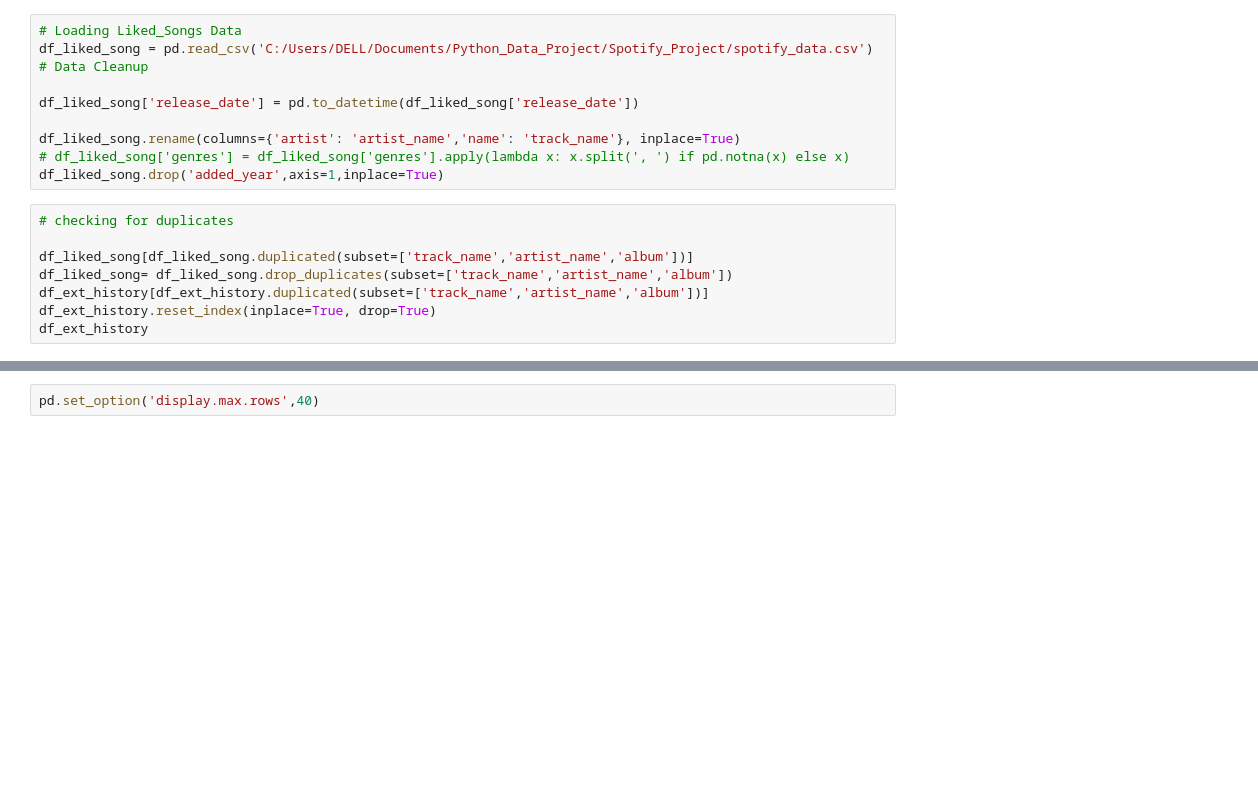
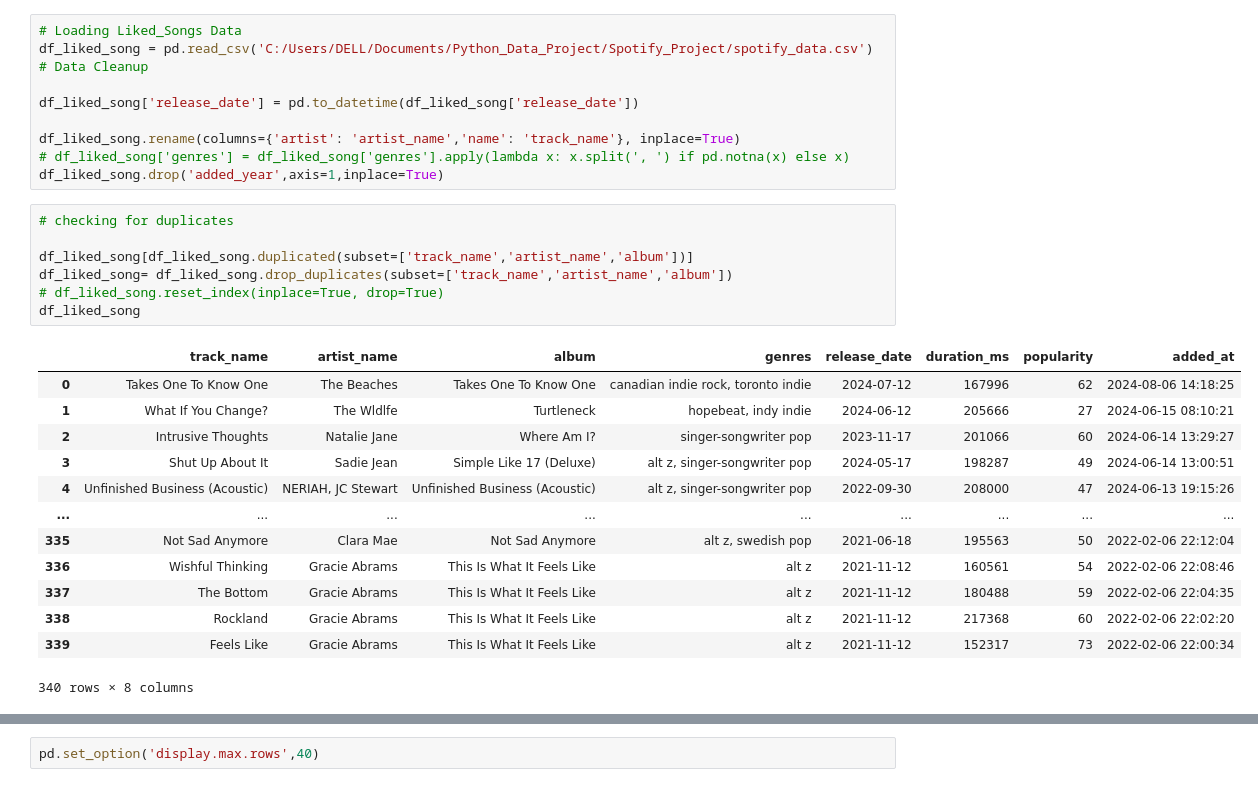
Before and after one commit to Muqeetat/Spotify_EDA, a Jupyter notebook: Spotify_Project/3_Full_Spotify_Data.ipynb, the cells around one changed output, grey strips where cells are left out. Cells and saved outputs as stored; diff of their text form; blank space fills up the shorter version.

```diff
--- a/Spotify_Project/3_Full_Spotify_Data.ipynb
+++ b/Spotify_Project/3_Full_Spotify_Data.ipynb
@@ -46,8 +46,21 @@ df_liked_song.drop('added_year',axis=1,inplace=True)
 # %%
 # checking for duplicates
 
 df_liked_song[df_liked_song.duplicated(subset=['track_name','artist_name','album'])]
 df_liked_song= df_liked_song.drop_duplicates(subset=['track_name','artist_name','album'])
-df_ext_history[df_ext_history.duplicated(subset=['track_name','artist_name','album'])]
-df_ext_history.reset_index(inplace=True, drop=True)
-df_ext_history
+# df_liked_song.reset_index(inplace=True, drop=True)
+df_liked_song
+# %% [output]
+|  | track_name | artist_name | album | genres | release_date | duration_ms | popularity | added_at |
+| 0 | Takes One To Know One | The Beaches | Takes One To Know One | canadian indie rock, toronto indie | 2024-07-12 | 167996 | 62 | 2024-08-06 14:18:25 |
+| 1 | What If You Change? | The Wldlfe | Turtleneck | hopebeat, indy indie | 2024-06-12 | 205666 | 27 | 2024-06-15 08:10:21 |
+| 2 | Intrusive Thoughts | Natalie Jane | Where Am I? | singer-songwriter pop | 2023-11-17 | 201066 | 60 | 2024-06-14 13:29:27 |
+| 3 | Shut Up About It | Sadie Jean | Simple Like 17 (Deluxe) | alt z, singer-songwriter pop | 2024-05-17 | 198287 | 49 | 2024-06-14 13:00:51 |
+| 4 | Unfinished Business (Acoustic) | NERIAH, JC Stewart | Unfinished Business (Acoustic) | alt z, singer-songwriter pop | 2022-09-30 | 208000 | 47 | 2024-06-13 19:15:26 |
+| ... | ... | ... | ... | ... | ... | ... | ... | ... |
+| 335 | Not Sad Anymore | Clara Mae | Not Sad Anymore | alt z, swedish pop | 2021-06-18 | 195563 | 50 | 2022-02-06 22:12:04 |
+| 336 | Wishful Thinking | Gracie Abrams | This Is What It Feels Like | alt z | 2021-11-12 | 160561 | 54 | 2022-02-06 22:08:46 |
+| 337 | The Bottom | Gracie Abrams | This Is What It Feels Like | alt z | 2021-11-12 | 180488 | 59 | 2022-02-06 22:04:35 |
+| 338 | Rockland | Gracie Abrams | This Is What It Feels Like | alt z | 2021-11-12 | 217368 | 60 | 2022-02-06 22:02:20 |
+| 339 | Feels Like | Gracie Abrams | This Is What It Feels Like | alt z | 2021-11-12 | 152317 | 73 | 2022-02-06 22:00:34 |
+340 rows × 8 columns
```
Also changed, not shown: parts of 3 cells of this notebook, 1 other file.
